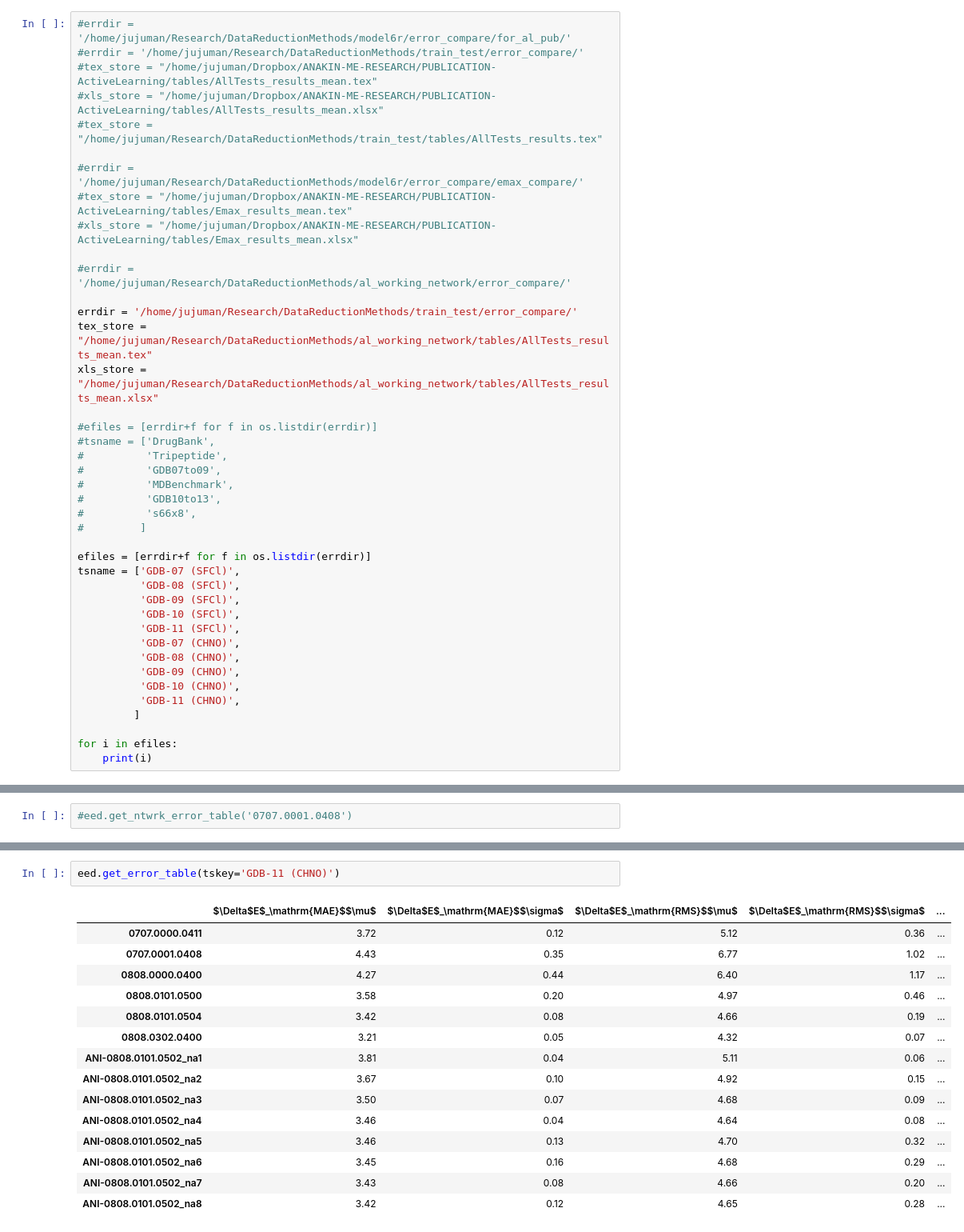
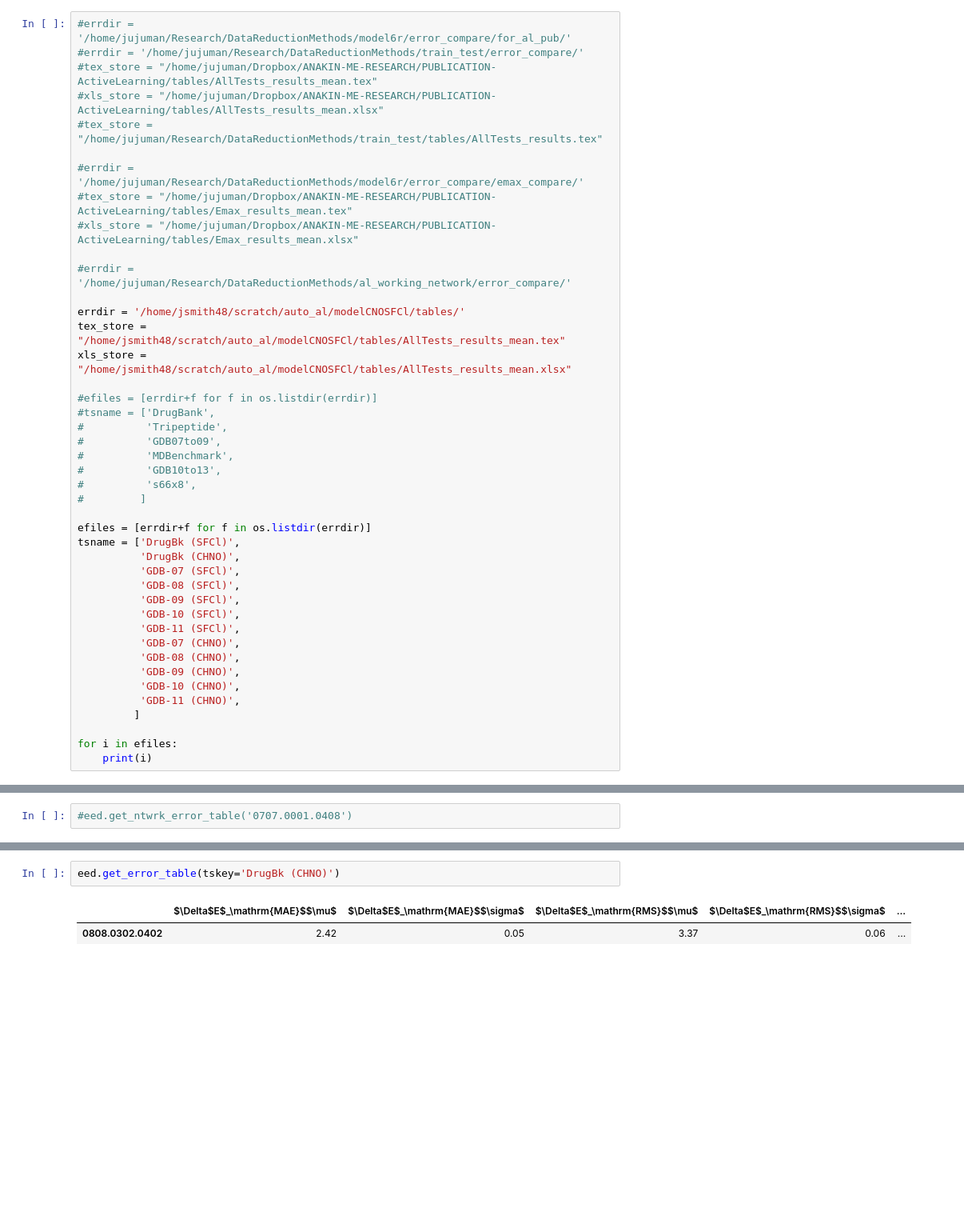
Before and after one commit to Jussmith01/ANI-Tools, a Jupyter notebook: notebooks/evaluate_tsdata.ipynb, the cells around one changed output, grey strips where cells are left out. Shown at 80% size. Saved outputs shown, nothing was run; the diff lists cells and outputs as text; blank space fills up the shorter version.

```diff
--- a/notebooks/evaluate_tsdata.ipynb
+++ b/notebooks/evaluate_tsdata.ipynb
@@ -21,9 +23,9 @@ pd.options.display.float_format = '{:.2f}'.format
 
 #errdir = '/home/jujuman/Research/DataReductionMethods/al_working_network/error_compare/'
 
-errdir = '/home/jujuman/Research/DataReductionMethods/train_test/error_compare/'
-tex_store = "/home/jujuman/Research/DataReductionMethods/al_working_network/tables/AllTests_results_mean.tex"
-xls_store = "/home/jujuman/Research/DataReductionMethods/al_working_network/tables/AllTests_results_mean.xlsx"
+errdir = '/home/jsmith48/scratch/auto_al/modelCNOSFCl/tables/'
+tex_store = "/home/jsmith48/scratch/auto_al/modelCNOSFCl/tables/AllTests_results_mean.tex"
+xls_store = "/home/jsmith48/scratch/auto_al/modelCNOSFCl/tables/AllTests_results_mean.xlsx"
 
 #efiles = [errdir+f for f in os.listdir(errdir)]
 #tsname = ['DrugBank',
@@ -35,7 +37,9 @@ xls_store = "/home/jujuman/Research/DataReductionMethods/al_working_network/tabl
 #         ]
 
 efiles = [errdir+f for f in os.listdir(errdir)]
-tsname = ['GDB-07 (SFCl)',
+tsname = ['DrugBk (SFCl)',
+          'DrugBk (CHNO)',
+          'GDB-07 (SFCl)',
           'GDB-08 (SFCl)',
           'GDB-09 (SFCl)',
           'GDB-10 (SFCl)',
@@ -110,21 +75,8 @@ eed.get_totalerror_table()
 # %%
-eed.get_error_table(tskey='GDB-11 (CHNO)')
+eed.get_error_table(tskey='DrugBk (CHNO)')
 # %% [output]
 |  | $\Delta$E$_\mathrm{MAE}$$\mu$ | $\Delta$E$_\mathrm{MAE}$$\sigma$ | $\Delta$E$_\mathrm{RMS}$$\mu$ | $\Delta$E$_\mathrm{RMS}$$\sigma$ | ... |
-| 0707.0000.0411 | 3.72 | 0.12 | 5.12 | 0.36 | ... |
-| 0707.0001.0408 | 4.43 | 0.35 | 6.77 | 1.02 | ... |
-| 0808.0000.0400 | 4.27 | 0.44 | 6.40 | 1.17 | ... |
-| 0808.0101.0500 | 3.58 | 0.20 | 4.97 | 0.46 | ... |
-| 0808.0101.0504 | 3.42 | 0.08 | 4.66 | 0.19 | ... |
-| 0808.0302.0400 | 3.21 | 0.05 | 4.32 | 0.07 | ... |
-| ANI-0808.0101.0502_na1 | 3.81 | 0.04 | 5.11 | 0.06 | ... |
-| ANI-0808.0101.0502_na2 | 3.67 | 0.10 | 4.92 | 0.15 | ... |
-| ANI-0808.0101.0502_na3 | 3.50 | 0.07 | 4.68 | 0.09 | ... |
-| ANI-0808.0101.0502_na4 | 3.46 | 0.04 | 4.64 | 0.08 | ... |
-| ANI-0808.0101.0502_na5 | 3.46 | 0.13 | 4.70 | 0.32 | ... |
-| ANI-0808.0101.0502_na6 | 3.45 | 0.16 | 4.68 | 0.29 | ... |
-| ANI-0808.0101.0502_na7 | 3.43 | 0.08 | 4.66 | 0.20 | ... |
-| ANI-0808.0101.0502_na8 | 3.42 | 0.12 | 4.65 | 0.28 | ... |
+| 0808.0302.0402 | 2.42 | 0.05 | 3.37 | 0.06 | ... |
 # %%
 # Create a Pandas Excel writer using XlsxWriter as the engine.
 writer = pd.ExcelWriter(xls_store, engine='xlsxwriter')
```
Also changed, not shown: parts of 14 cells of this notebook, 3 other files.
